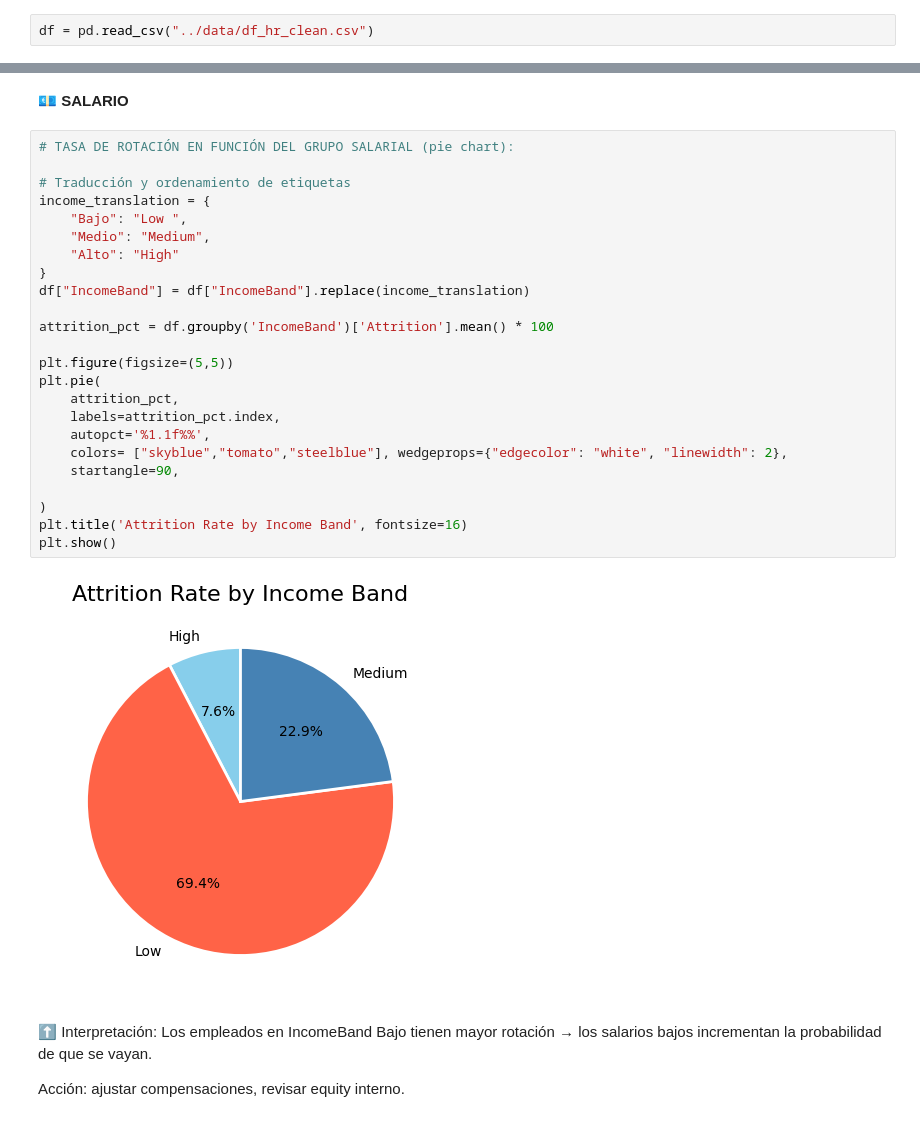
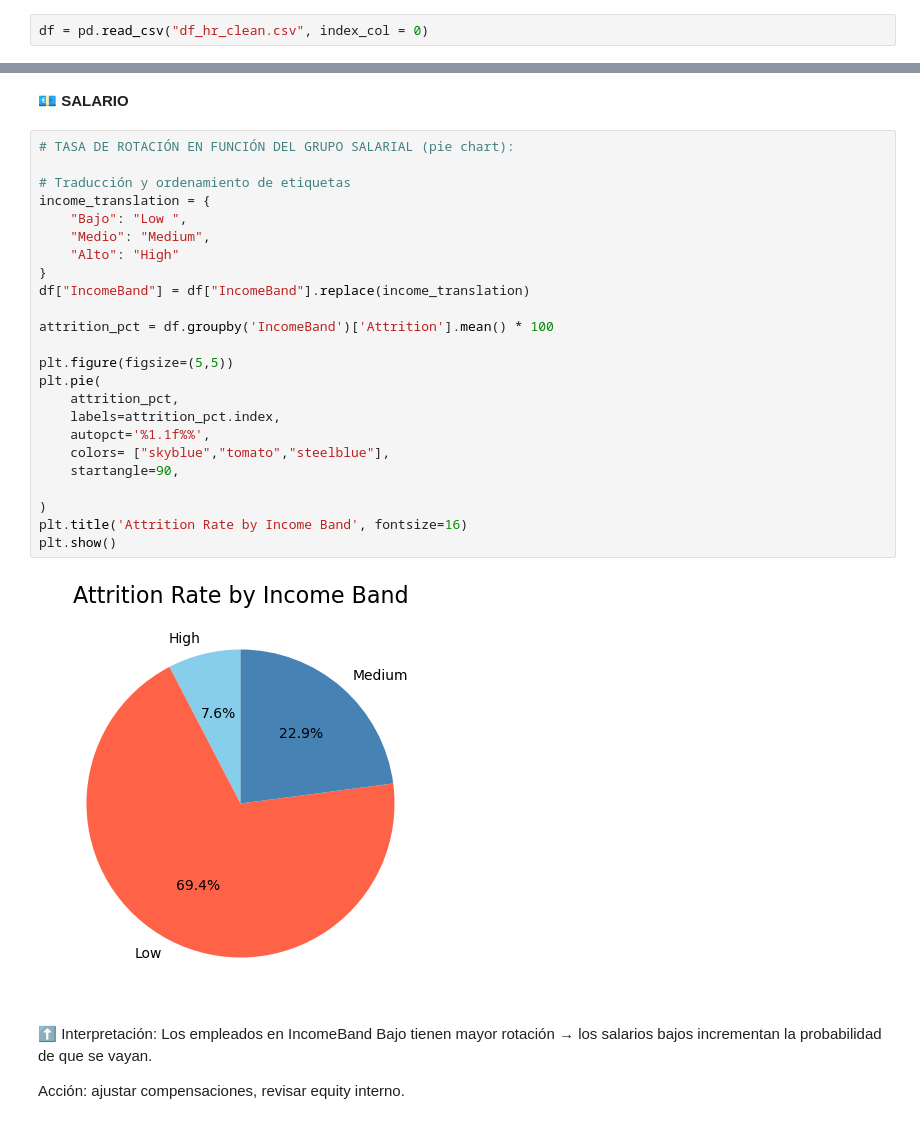
Before and after one commit to mariagranero/proyecto-da-promo-64-modulo-3-team-1, a Jupyter notebook: Notebooks/04_Visualizaciones.ipynb, the cells around one changed output, grey strips where cells are left out. Saved outputs shown, nothing was run; the diff lists cells and outputs as text.

```diff
--- a/Notebooks/04_Visualizaciones.ipynb
+++ b/Notebooks/04_Visualizaciones.ipynb
@@ -14,7 +14,7 @@ import seaborn as sns
 
 pd.set_option('display.max_columns', None) # para poder visualizar todas las columnas de los DataFrames
 # %%
-df = pd.read_csv("../data/df_hr_clean.csv")
+df = pd.read_csv("df_hr_clean.csv", index_col = 0)
 # %% [markdown]
  ## 📊 Visualizaciones para contextualización
 
@@ -749,29 +749,29 @@ Esto indica que ofrecer más oportunidades de formación podría ayudar a mejora
 # %%
 # TASA DE ROTACIÓN EN FUNCIÓN DEL GRUPO SALARIAL (pie chart):
 
 # Traducción y ordenamiento de etiquetas
 income_translation = {
     "Bajo": "Low ",
     "Medio": "Medium",
     "Alto": "High"
 }
 df["IncomeBand"] = df["IncomeBand"].replace(income_translation)
 
 attrition_pct = df.groupby('IncomeBand')['Attrition'].mean() * 100
 
 plt.figure(figsize=(5,5))
 plt.pie(
     attrition_pct,
     labels=attrition_pct.index,
     autopct='%1.1f%%',
-    colors= ["skyblue","tomato","steelblue"], wedgeprops={"edgecolor": "white", "linewidth": 2},
+    colors= ["skyblue","tomato","steelblue"],
     startangle=90,
 
 )
 plt.title('Attrition Rate by Income Band', fontsize=16)
 plt.show()
 # %% [output]
-[figure, old version]
+[figure, new version]
 # %% [markdown]
 ⬆️ Interpretación: Los empleados en IncomeBand Bajo tienen mayor rotación → los salarios bajos incrementan la probabilidad de que se vayan.
 
```
Also changed, not shown: parts of 8 cells of this notebook.
